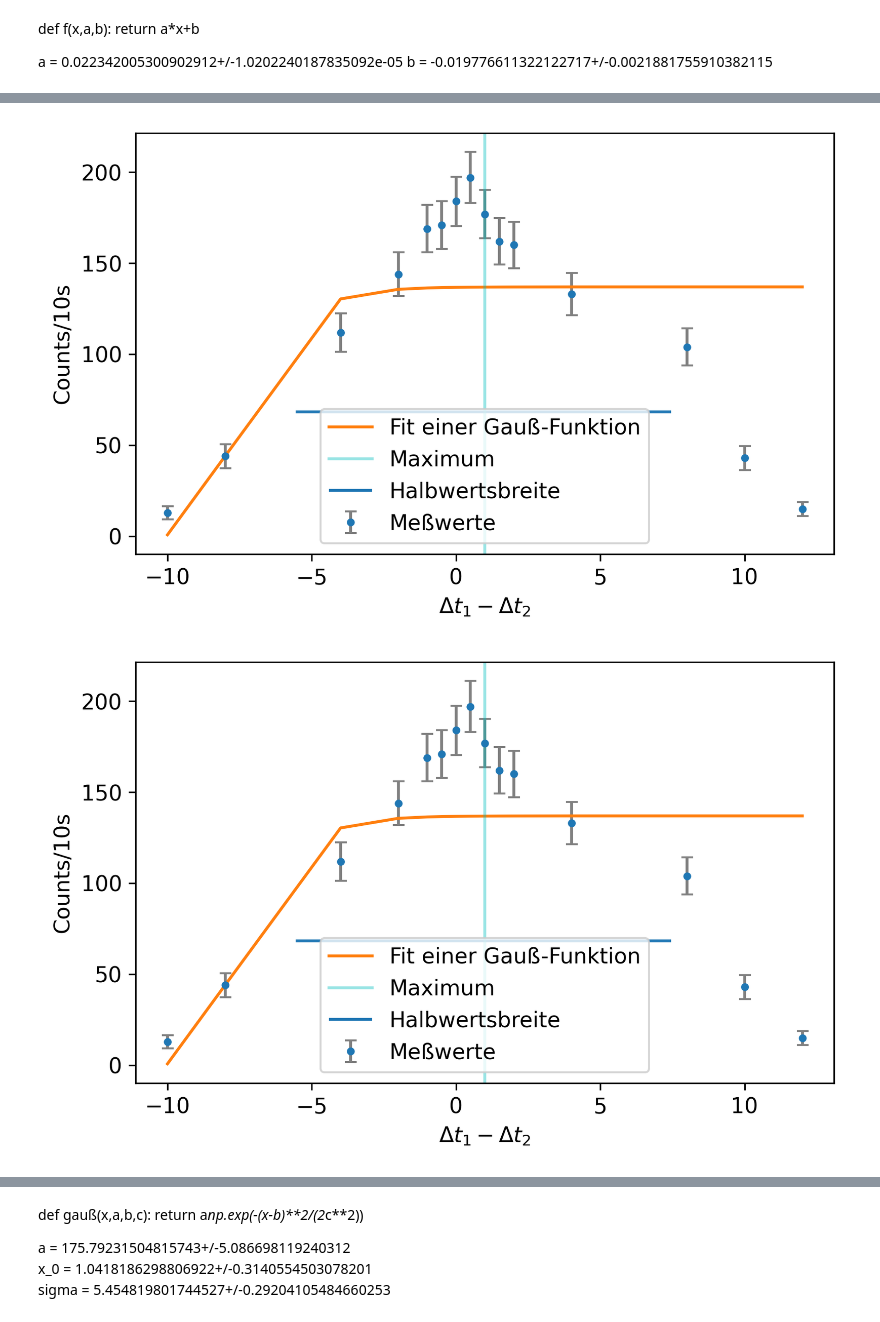
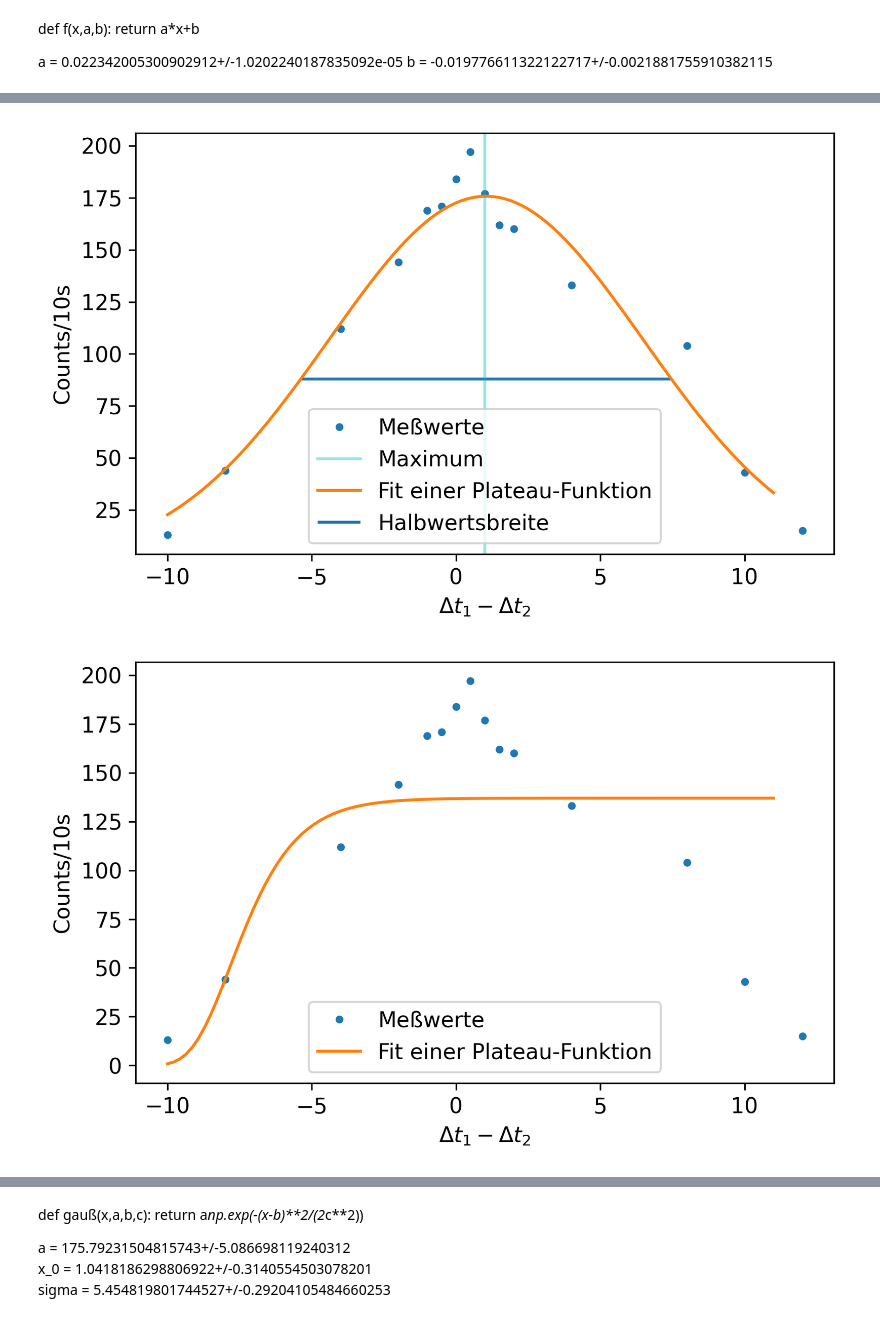
Before and after one commit to komrozik/FP2021, a Jupyter notebook: V01-Lebensdauer_kosmischer_Myonen/Test_Notebook.ipynb, the cells around one changed output, grey strips where cells are left out. Cells and saved outputs as stored; diff of their text form; code cells hidden in the pictures.

```diff
--- a/V01-Lebensdauer_kosmischer_Myonen/Test_Notebook.ipynb
+++ b/V01-Lebensdauer_kosmischer_Myonen/Test_Notebook.ipynb
@@ -16,8 +16,14 @@ from uncertainties.unumpy import (nominal_values as noms, std_devs as stds)
 def f(x,a,b):
     return a*x+b
 
-def gauß(x,a,b,c,n):
+def gauß(x,a,b,c):
+    return a*np.exp(-(x-b)**2/(2*c**2))
+
+def gauß2(x,a,b,c):
     return a*np.exp(-((x-b)/(2*c))**(2*32))
+
+def plateau_fkt(x,a,b,c):
+    return c/((np.exp(b*(x-a)) +1)*(np.exp(b*(-x-a)) +1) )
 # %%
 df1 = pd.read_csv('data/data1.txt'
                  ,sep = ','
@@ -206,37 +185,63 @@ tau
 # %%
 params3,cov = curve_fit(gauß,df1['Delay'],df1['Rate'])
 errors = np.sqrt(np.diag(cov))
 params3_err = unp.uarray(params3,errors)
 err = params1_err[0]*df1['Delay']+params1_err[1]
+x = np.linspace(-10,11,100)
 
 plt.figure(figsize=(6.4,3.96),dpi=300)
-plt.errorbar(df1['Delay']
+plt.plot(df1['Delay']
              ,df1['Rate']
-             ,yerr = np.sqrt(df1['Rate'])
-             ,fmt = '.'
+             #,yerr = np.sqrt(df1['Rate'])
+             ,'.'
              ,label = 'Meßwerte'
-             ,ecolor = 'grey'
-             ,capsize=3
+             #,ecolor = 'grey'
+             #,capsize=3
             )
-
-plt.plot(df1['Delay']
-         ,gauß(df1['Delay'],*params3)
-         ,label = 'Fit einer Gauß-Funktion'
-        )
 plt.hlines(y = 0.5*gauß(df1['Delay'],*params3)[8]
-           ,xmin = -5.55
+           ,xmin = -5.4
            ,xmax = 7.45
            ,label = 'Halbwertsbreite'
           )
 plt.axvline(x = 1
             ,color = 'c'
             ,alpha = 0.4
             ,label = 'Maximum'
             )
+
+plt.plot(x
+         ,gauß(x,*params3)
+         ,label = 'Fit einer Plateau-Funktion'
+        )
 plt.xlabel(f'$\Delta t_1 - \Delta t_2$')
 plt.ylabel(f'Counts/10s')
 plt.legend(loc = 'best')
 None
 # %% [output]
-[figure, old version]
+[figure, new version]
-[figure, removed]
+# %%
+params4,cov = curve_fit(gauß2,df1['Delay'],df1['Rate'])
+errors = np.sqrt(np.diag(cov))
+params4_err = unp.uarray(params4,errors)
+x = np.linspace(-10,11,100)
+
+plt.figure(figsize=(6.4,3.96),dpi=300)
+plt.plot(df1['Delay']
+             ,df1['Rate']
+             #,yerr = np.sqrt(df1['Rate'])
+             ,'.'
+             ,label = 'Meßwerte'
+             #,ecolor = 'grey'
+             #,capsize=3
+            )
+
+plt.plot(x
+         ,gauß2(x,*params4)
+         ,label = 'Fit einer Plateau-Funktion'
+        )
+plt.xlabel(f'$\Delta t_1 - \Delta t_2$')
+plt.ylabel(f'Counts/10s')
+plt.legend(loc = 'best')
+None
+# %% [output]
+[figure, added]
```
Also changed, not shown: parts of 21 cells of this notebook, 8 other files.
